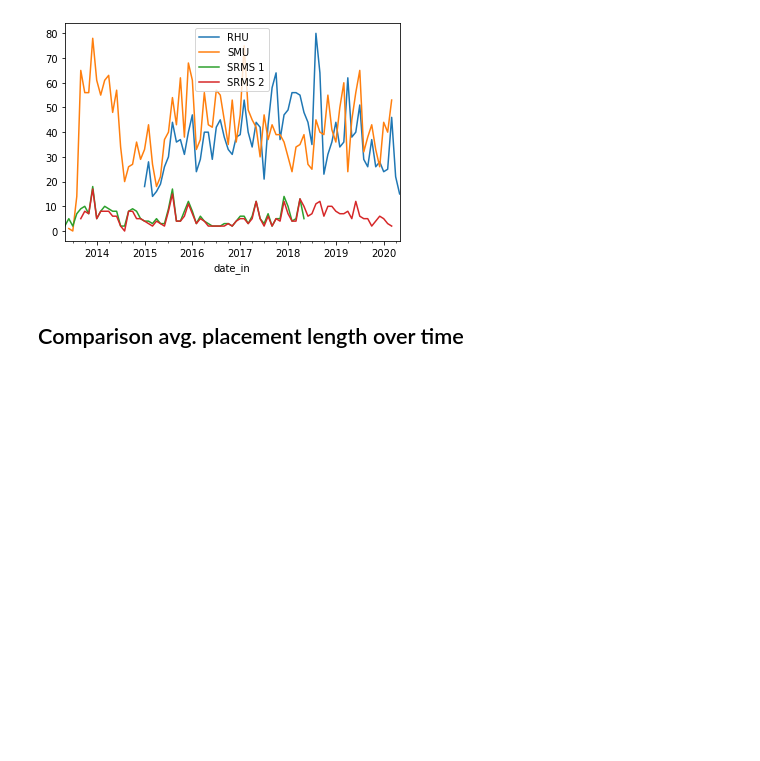
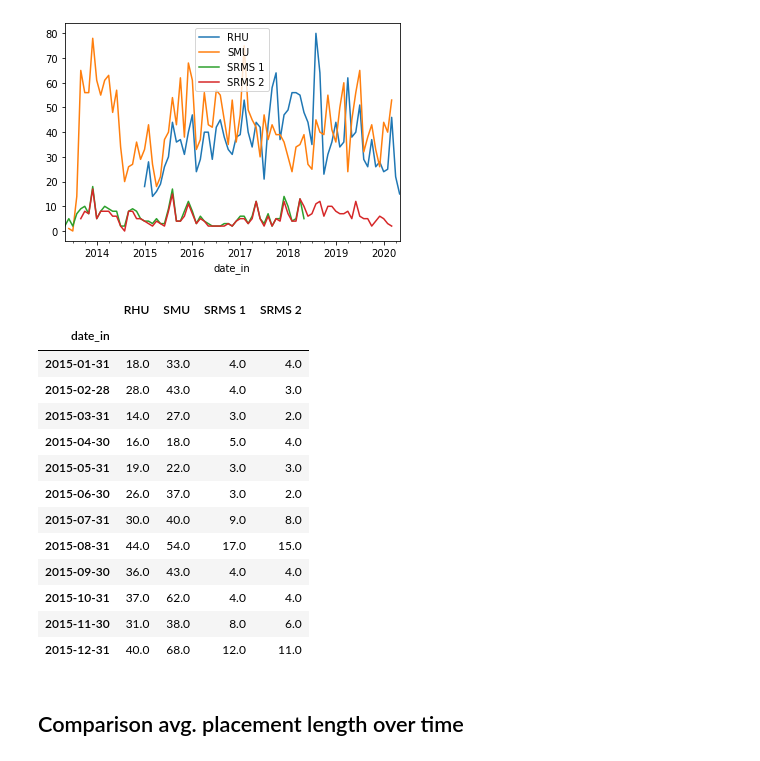
Before and after one commit to UWCHR/nwdc-seg, a Jupyter notebook: analyze/note/smu-rhu.ipynb, the cells around one changed output. Drawn from its saved outputs; the diff is of its cells as text; code cells hidden in the pictures; blank space fills up the shorter version.

```diff
--- a/analyze/note/smu-rhu.ipynb
+++ b/analyze/note/smu-rhu.ipynb
@@ -648,6 +654,23 @@ data.plot()
 # %% [output]
 <matplotlib.axes._subplots.AxesSubplot at 0x...>
 [figure]
+# %%
+data.loc['2015']
+# %% [output]
+|  | RHU | SMU | SRMS 1 | SRMS 2 |
+| date_in |  |  |  |  |
+| 2015-01-31 | 18.0 | 33.0 | 4.0 | 4.0 |
+| 2015-02-28 | 28.0 | 43.0 | 4.0 | 3.0 |
+| 2015-03-31 | 14.0 | 27.0 | 3.0 | 2.0 |
+| 2015-04-30 | 16.0 | 18.0 | 5.0 | 4.0 |
+| 2015-05-31 | 19.0 | 22.0 | 3.0 | 3.0 |
+| 2015-06-30 | 26.0 | 37.0 | 3.0 | 2.0 |
+| 2015-07-31 | 30.0 | 40.0 | 9.0 | 8.0 |
+| 2015-08-31 | 44.0 | 54.0 | 17.0 | 15.0 |
+| 2015-09-30 | 36.0 | 43.0 | 4.0 | 4.0 |
+| 2015-10-31 | 37.0 | 62.0 | 4.0 | 4.0 |
+| 2015-11-30 | 31.0 | 38.0 | 8.0 | 6.0 |
+| 2015-12-31 | 40.0 | 68.0 | 12.0 | 11.0 |
 # %% [markdown]
 ## Comparison avg. placement length over time
 # %%
```
Also changed, not shown: parts of 7 cells of this notebook, 4 other files.
